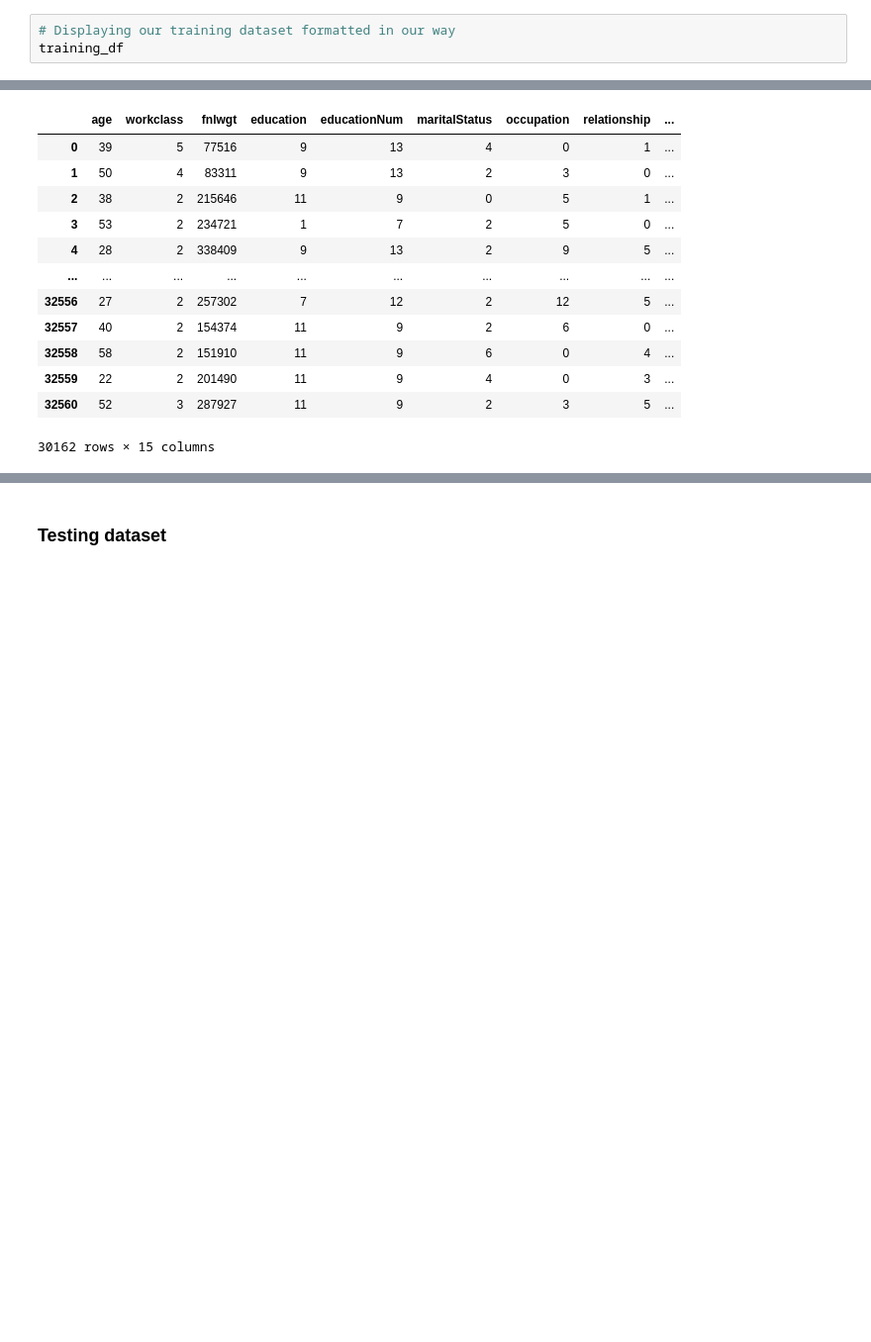
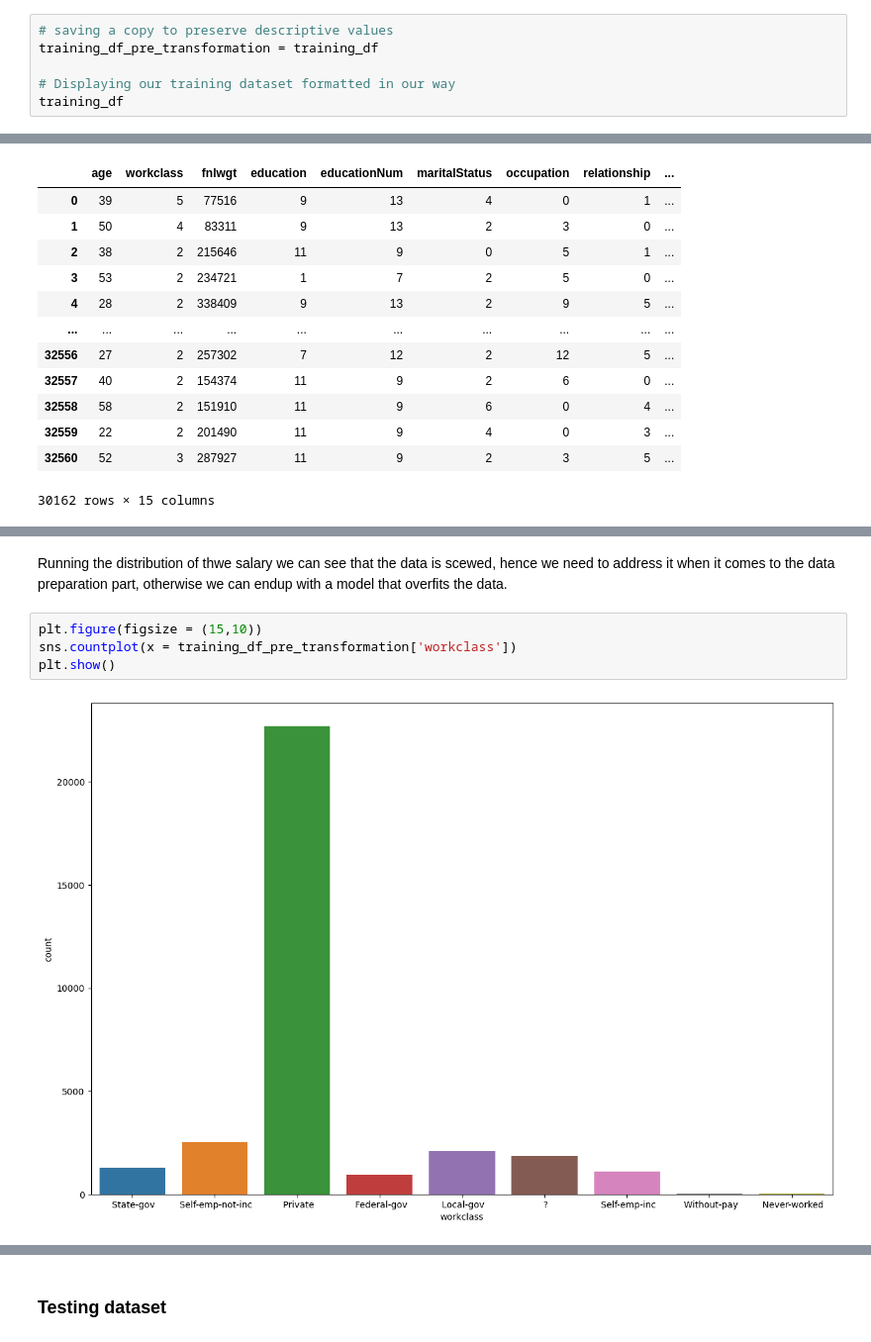
Before and after one commit to danylolviv/AdultDataset, a Jupyter notebook: Exam - Fina.ipynb, the cells around one changed output, grey strips where cells are left out. Shown at 99% size. Cells and saved outputs as stored; diff of their text form; blank space fills up the shorter version.

```diff
--- a/Exam - Fina.ipynb
+++ b/Exam - Fina.ipynb
@@ -22,6 +23,9 @@ column_names = ['age', 'workclass', 'fnlwgt', 'education', 'educationNum','marit
 training_df = pd.read_csv(training_url, names=column_names)
 test_df = pd.read_csv(test_url, names=column_names)
 # %%
+# saving a copy to preserve descriptive values
+training_df_pre_transformation = training_df
+
 # Displaying our training dataset formatted in our way
 training_df
 # %% [output]
@@ -214,0 +223,8 @@ training_df
+# %% [markdown]
+Running the distribution of thwe salary we can see that the data is scewed, hence we need to address it when it comes to the data preparation part, otherwise we can endup with a model that overfits the data.
+# %%
+plt.figure(figsize = (15,10))
+sns.countplot(x = training_df_pre_transformation['workclass'])
+plt.show()
+# %% [output]
+[figure, added]
```
Also changed, not shown: parts of 16 cells of this notebook.
